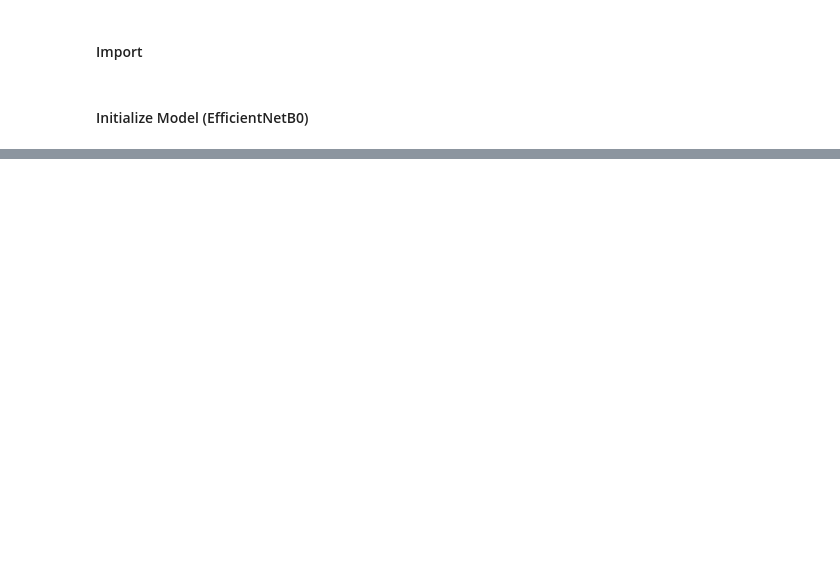
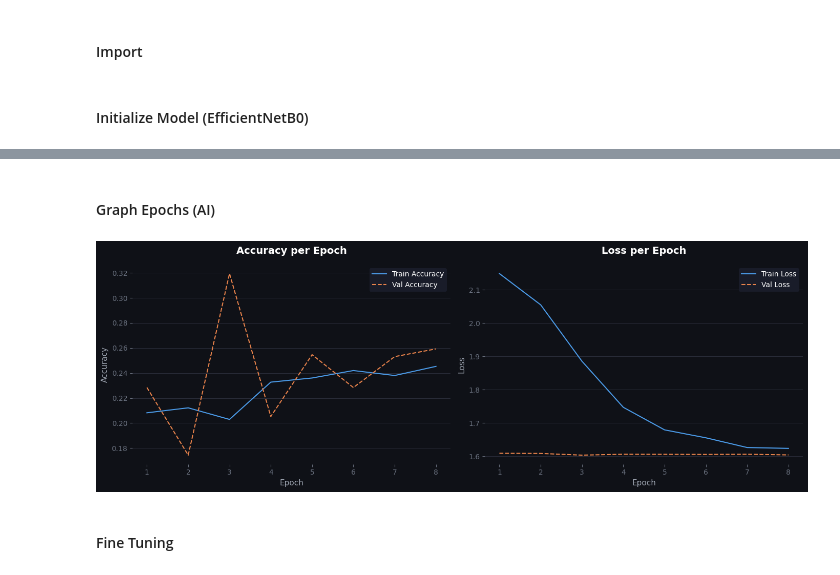
Before and after one commit to AbdurRaheemA/CSC-480-Final, a Jupyter notebook: Python/model.ipynb, the cells around one changed output, grey strips where cells are left out. Cells and saved outputs as stored; diff of their text form; code cells hidden in the pictures; blank space fills up the shorter version.

```diff
--- a/Python/model.ipynb
+++ b/Python/model.ipynb
@@ -24,8 +25,10 @@ x = layers.Dropout(0.3)(x)
 output = layers.Dense(NUM_CLASSES, activation="softmax", name="flower_type")(x)
 # ----------------------------------------------------------------------------------
 
-myNetB0.compile(
+myModelFixed = Model(inputs=myNetB0.input, outputs=output)
+
+myModelFixed.compile(
     optimizer=tf.keras.optimizers.Adam(learning_rate=1e-3),
-    loss="categorical_crossentropy",  # checks how much the model got wrong
+    loss="sparse_categorical_crossentropy",  # checks how much the model got wrong (changed from catergorical to sparse)
     metrics=["accuracy"] # Judges who to decide what the model got right
 )
@@ -31,0 +61,7 @@ myNetB0.compile(
+# %%
+history = myModelFixed.fit(
+    train_ds,
+    validation_data=val_ds,
+    epochs=20,
+    callbacks=callbacks
+)
@@ -31,0 +85,38 @@ myNetB0.compile(
+# %% [markdown]
+#### Graph Epochs (AI)
+# %%
+fig, (ax1, ax2) = plt.subplots(1, 2, figsize=(14, 5))
+fig.patch.set_facecolor("#0F1117")
+
+epochs = range(1, len(history.history["accuracy"]) + 1)
+
+for ax in (ax1, ax2):
+    ax.set_facecolor("#0F1117")
+    ax.yaxis.grid(True, color="#2A2D3A", linewidth=0.8, zorder=0)
+    ax.set_axisbelow(True)
+    for spine in ax.spines.values():
+        spine.set_visible(False)
+    ax.tick_params(colors="#6B7280")
+
+# --- Accuracy ---
+ax1.plot(epochs, history.history["accuracy"],     color="#4C9BE8", label="Train Accuracy")
+ax1.plot(epochs, history.history["val_accuracy"], color="#E8834C", label="Val Accuracy", linestyle="--")
+ax1.set_title("Accuracy per Epoch",  color="white", fontsize=14, fontweight="bold", pad=15)
+ax1.set_xlabel("Epoch",              color="#9CA3AF", fontsize=11)
+ax1.set_ylabel("Accuracy",           color="#9CA3AF", fontsize=11)
+ax1.legend(facecolor="#1C1F2E", edgecolor="none", labelcolor="white")
+
+# --- Loss ---
+ax2.plot(epochs, history.history["loss"],     color="#4C9BE8", label="Train Loss")
+ax2.plot(epochs, history.history["val_loss"], color="#E8834C", label="Val Loss", linestyle="--")
+ax2.set_title("Loss per Epoch",  color="white", fontsize=14, fontweight="bold", pad=15)
+ax2.set_xlabel("Epoch",          color="#9CA3AF", fontsize=11)
+ax2.set_ylabel("Loss",           color="#9CA3AF", fontsize=11)
+ax2.legend(facecolor="#1C1F2E", edgecolor="none", labelcolor="white")
+
+plt.tight_layout()
+plt.show()
+# %% [output]
+[figure, added]
+# %% [markdown]
+#### Fine Tuning
```
Also changed, not shown: parts of 10 cells of this notebook.
